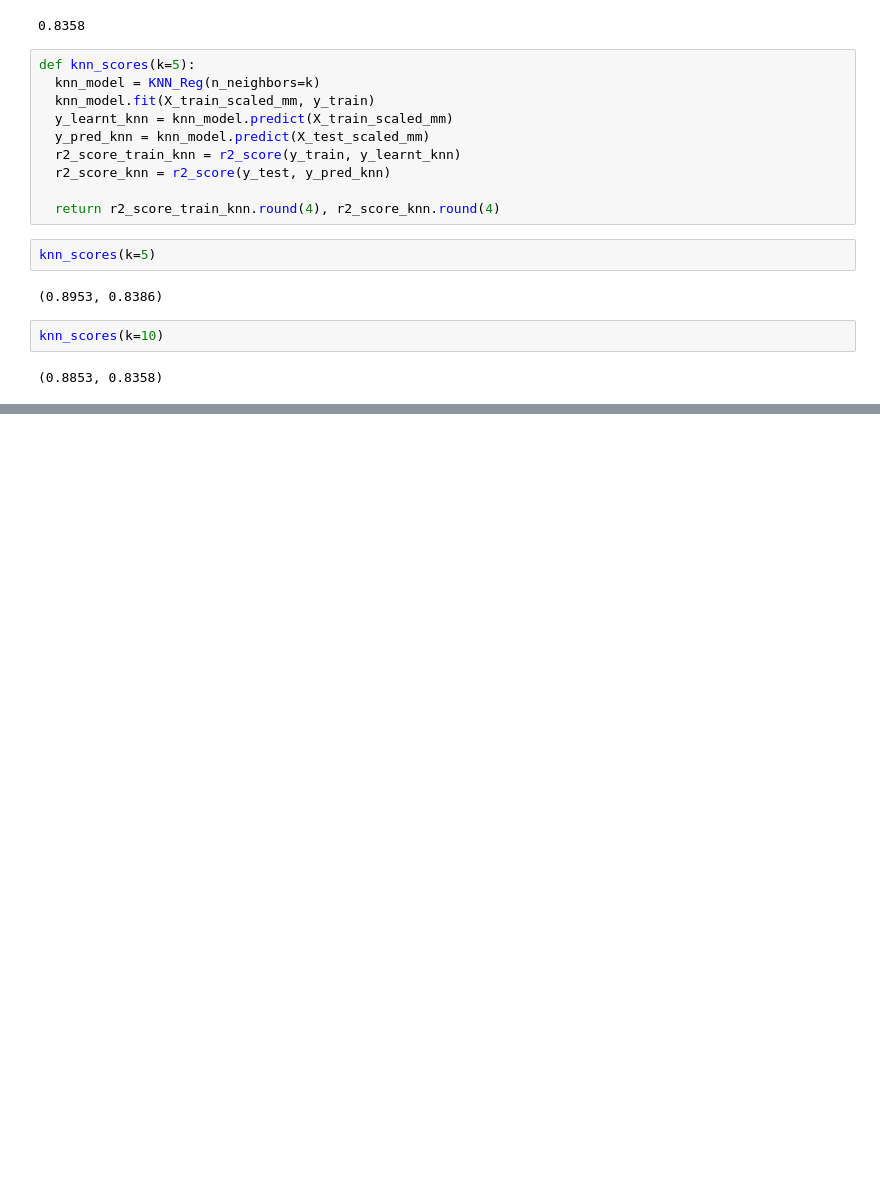
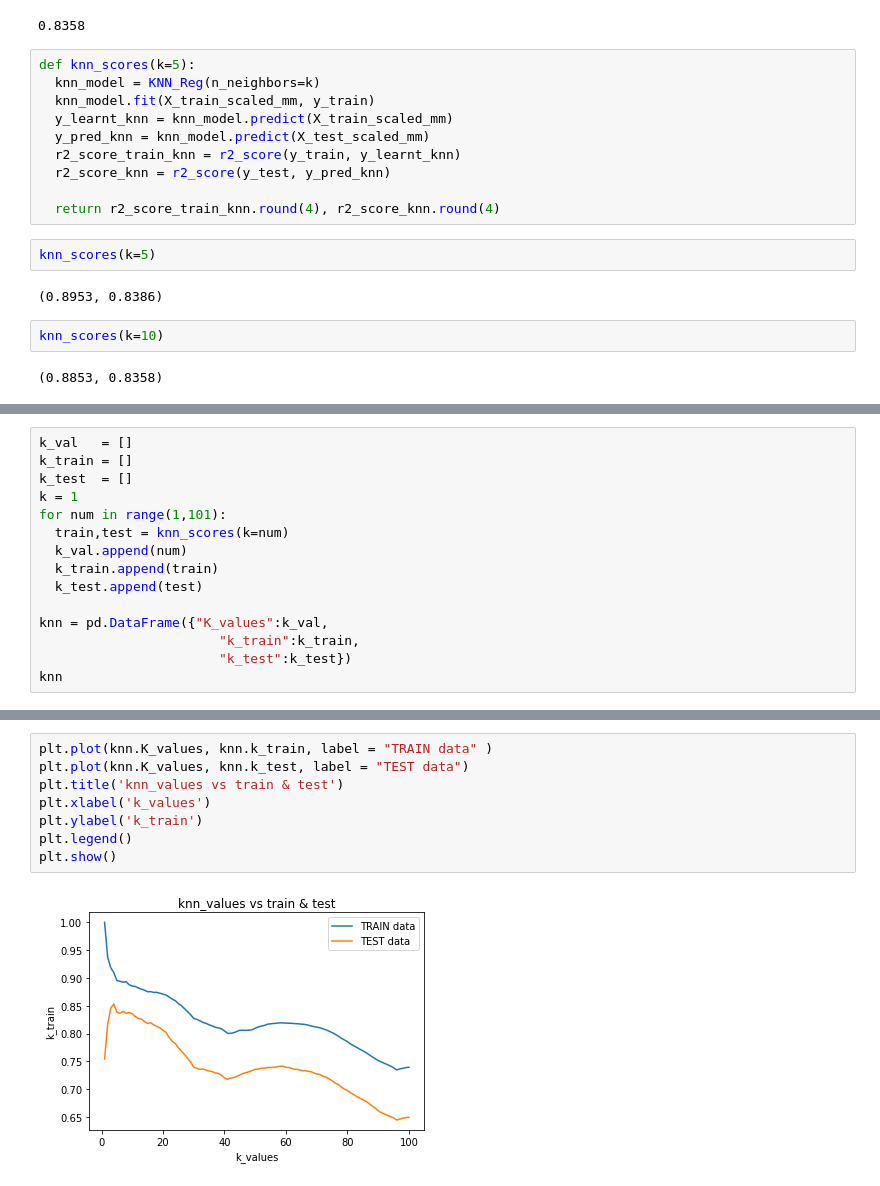
Before and after one commit to Basavarajkembhavimath/basavarajkembhavimath.github.io, a Jupyter notebook: KNN_Penguins.ipynb, the cells around one changed output, grey strips where cells are left out. Drawn from its saved outputs; the diff is of its cells as text; blank space fills up the shorter version.

```diff
--- a/KNN_Penguins.ipynb
+++ b/KNN_Penguins.ipynb
@@ -414,0 +401,15 @@ exam =  70
+# %%
+k_val   = []
+k_train = []
+k_test  = []
+k = 1
+for num in range(1,101):
+  train,test = knn_scores(k=num)
+  k_val.append(num)
+  k_train.append(train)
+  k_test.append(test)
+
+knn = pd.DataFrame({"K_values":k_val,
+                       "k_train":k_train,
+                       "k_test":k_test})
+knn
@@ -414,0 +430,10 @@ exam =  70
+# %%
+plt.plot(knn.K_values, knn.k_train, label = "TRAIN data" )
+plt.plot(knn.K_values, knn.k_test, label = "TEST data")
+plt.title('knn_values vs train & test')
+plt.xlabel('k_values')
+plt.ylabel('k_train')
+plt.legend()
+plt.show()
+# %% [output]
+[figure, added]
```
Also changed, not shown: parts of 7 cells of this notebook.
